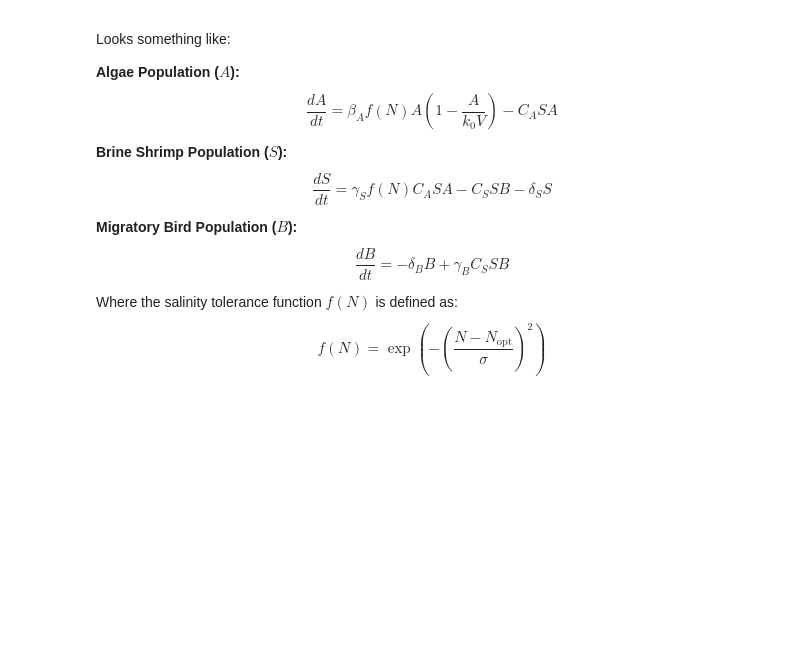
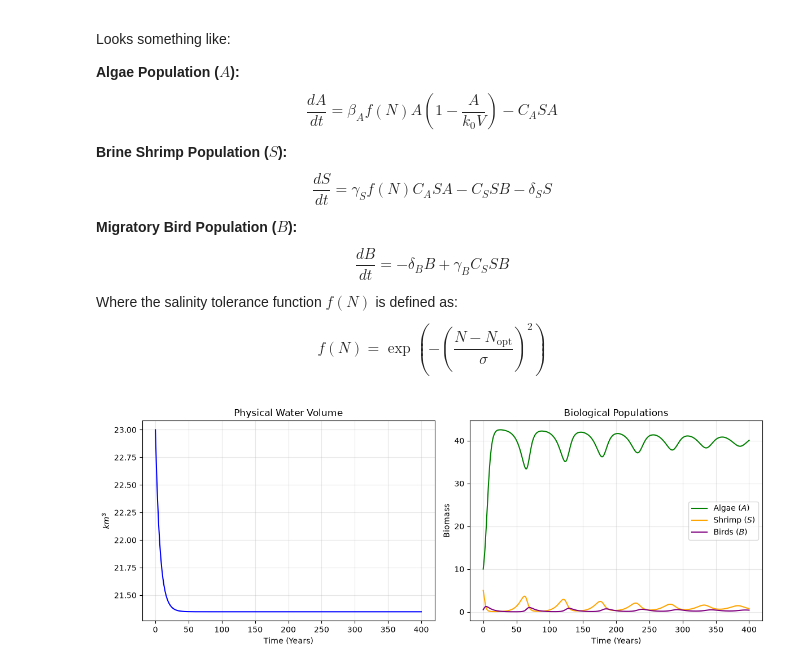
Before and after one commit to lukerichards8/great-salt-lake-model, a Jupyter notebook: model4/phase4_model.ipynb, the cells around one changed output. Cells and saved outputs as stored; diff of their text form; code cells hidden in the pictures; blank space fills up the shorter version.

Commit message:
linear volume

```diff
--- a/model4/phase4_model.ipynb
+++ b/model4/phase4_model.ipynb
@@ -139,7 +124,7 @@ def gsl_ecosystem_model(t, y, params):
         return [0.0, 0.0, 0.0, 0.0]
 
     # Unpack parameters
-    R, P, A_w, n, M_fixed, beta_A, k_0, C_A, C_S, gamma_S, gamma_B, delta_S, delta_B, N_opt, sigma = params
+    R, P, A_w, n, M_fixed, beta_A, C_A, C_S, gamma_S, gamma_B, delta_S, delta_B, N_opt, sigma, k_0 = params
 
     # Physical calculations
     N = M_fixed / V
@@ -166,0 +167,27 @@ M = 0.3
+# %%
+params = R, P, A_w, n, M_fixed, beta_A, C_A, C_S, gamma_S, gamma_B, delta_S, delta_B, N_opt, sigma, k_0
+
+sol = solve_ivp(gsl_ecosystem_model, t_span, y0, args=(params,), t_eval=t_eval, method='RK45')
+
+# --- Plotting ---
+fig, (ax1, ax2) = plt.subplots(1, 2, figsize=(12, 4.5))
+
+ax1.plot(sol.t, sol.y[0], 'b-', label='Volume $V$')
+ax1.set_title('Physical Water Volume')
+ax1.set_xlabel('Time (Years)')
+ax1.set_ylabel('$km^3$')
+ax1.grid(True, alpha=0.3)
+
+ax2.plot(sol.t, sol.y[1], 'g-', label='Algae ($A$)')
+ax2.plot(sol.t, sol.y[2], 'orange', label='Shrimp ($S$)')
+ax2.plot(sol.t, sol.y[3], 'purple', label='Birds ($B$)')
+ax2.set_title('Biological Populations')
+ax2.set_xlabel('Time (Years)')
+ax2.set_ylabel('Biomass')
+ax2.legend()
+ax2.grid(True, alpha=0.3)
+
+plt.tight_layout()
+plt.show()
+# %% [output]
+[figure, added]
```
Also changed, not shown: parts of 5 cells of this notebook.
